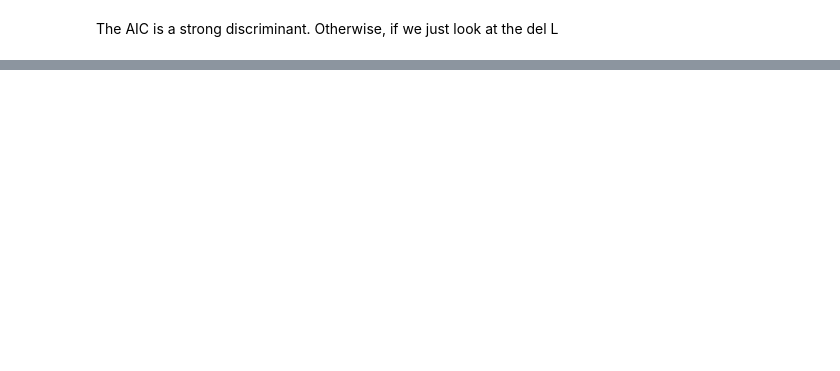
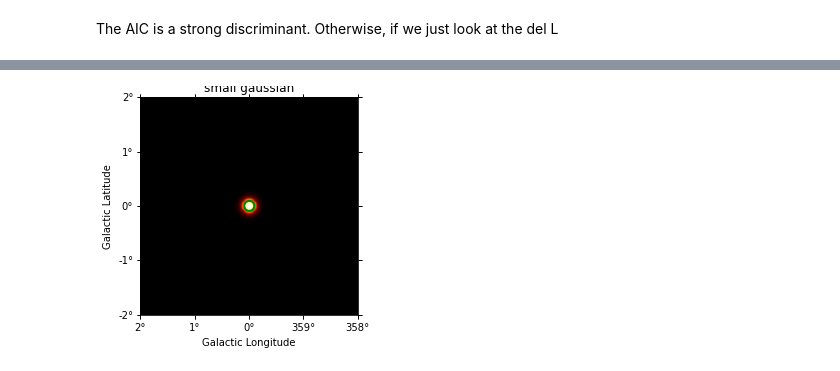
Before and after one commit to AtreyeeS/PWN-simulations, a Jupyter notebook: ene_dep_gaussian.ipynb, the cells around one changed output, grey strips where cells are left out. Saved outputs shown, nothing was run; the diff lists cells and outputs as text; code cells hidden in the pictures; blank space fills up the shorter version.

Commit message:
clean up gaussian

```diff
--- a/ene_dep_gaussian.ipynb
+++ b/ene_dep_gaussian.ipynb
@@ -649,0 +676,7 @@ Significance of second gaussian:  113.17698249628302 p-value: 1.5285027075739237
+# %%
+spatial_model2a.plot(geom=geom.to_image());
+spatial_model2a.to_region().to_pixel(wcs=geom.wcs).plot(edgecolor='green',
+                                                        facecolor='none', alpha=1.0, lw=2)
+plt.title('small gaussian');
+# %% [output]
+[figure, added]
```
Also changed, not shown: parts of 34 cells of this notebook.
